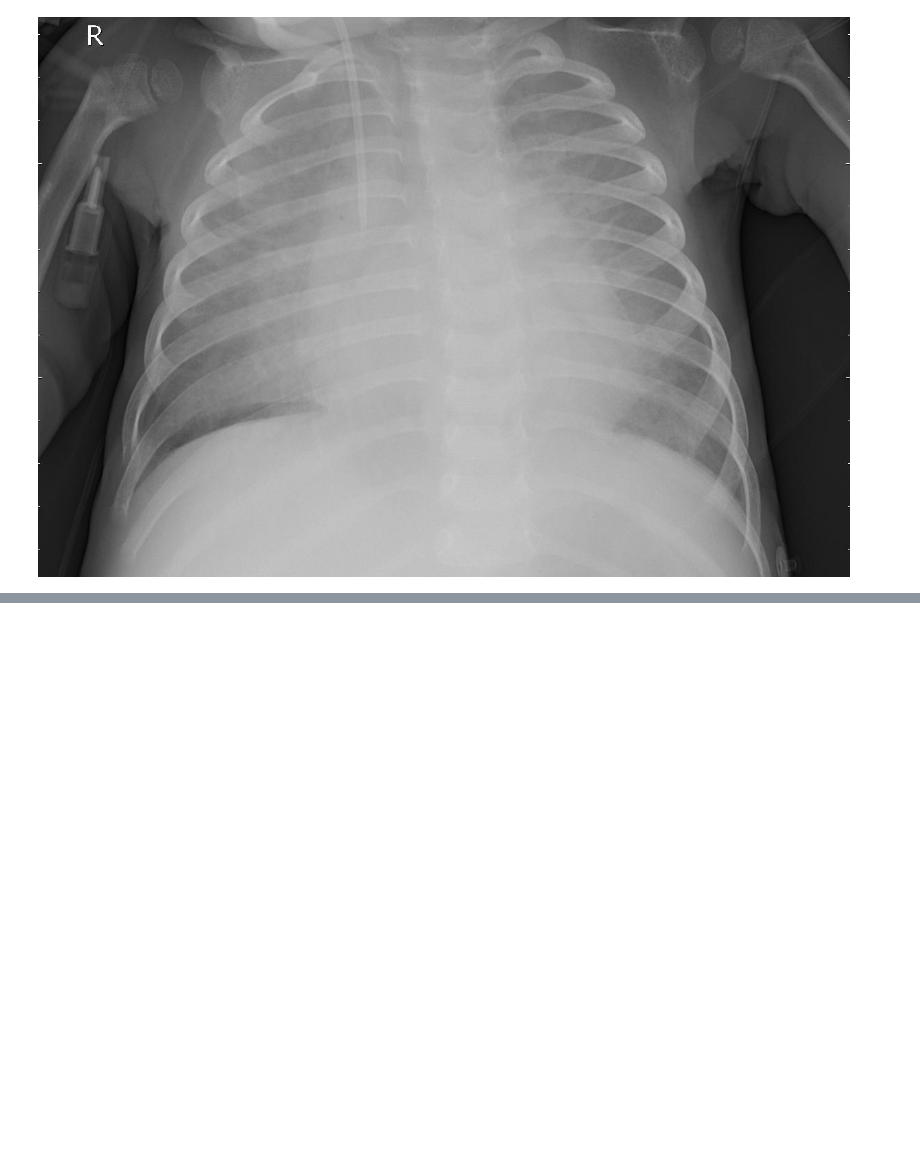
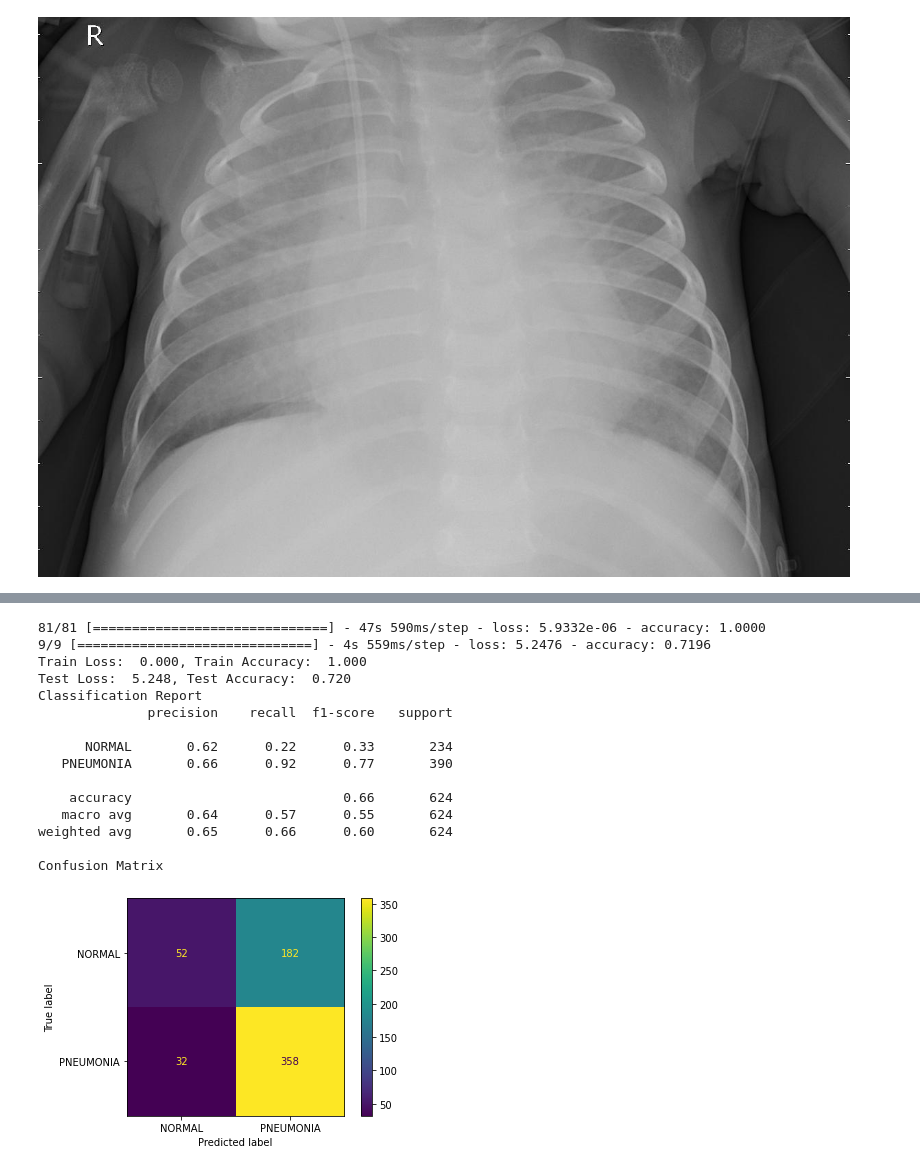
Before and after one commit to clreiner/Pneumonia_classification, a Jupyter notebook: Pneumonia_xrays.ipynb, the cells around one changed output, grey strips where cells are left out. Drawn from its saved outputs; the diff is of its cells as text; code cells hidden in the pictures; blank space fills up the shorter version.

Commit message:
Updated Models

```diff
--- a/Pneumonia_xrays.ipynb
+++ b/Pneumonia_xrays.ipynb
@@ -105,0 +332,26 @@ tf.test.gpu_device_name()
+# %%
+# Determine number of steps per epoch
+# With the directory iterator, the steps per epoch dictates how many images are used in the fitting
+# If it is left as "None", it will loop through the images over and over again
+
+num_train_img = 5216
+num_test_img = 624
+
+
+def steps_per_epoch(batch_size):
+    return num_train_img // batch_size+1
+
+def val_steps(batch_size):
+    return num_test_img // batch_size+1
+# %%
+# Use sklearn class_weight to determine class weights based on the number of images in each class
+
+weights = class_weight.compute_class_weight(
+               'balanced',
+                np.unique(train_set.classes),
+                train_set.classes)
+
+class_weights = dict(zip(np.unique(train_set.classes), weights))
+
+# Verify that weights are in proper format and seem correct
+print(class_weights)
@@ -105,0 +360,3 @@ tf.test.gpu_device_name()
+# %%
+model_2 = cnn_basic()
+model_2.summary()
@@ -105,0 +381,8 @@ tf.test.gpu_device_name()
+# %%
+results_2 = model_2.fit(train_set,
+                        steps_per_epoch=steps_per_epoch(batch_size),
+                        epochs=25,
+                        class_weight=class_weights,
+                        validation_data=test_set,
+                        validation_steps=val_steps(batch_size)
+                        )
@@ -105,0 +407,19 @@ tf.test.gpu_device_name()
+# %%
+evaluate(model_2, train_set, test_set)
+# %% [output]
+81/81 [==============================] - 47s 590ms/step - loss: 5.9332e-06 - accuracy: 1.0000
+9/9 [==============================] - 4s 559ms/step - loss: 5.2476 - accuracy: 0.7196
+Train Loss:  0.000, Train Accuracy:  1.000
+Test Loss:  5.248, Test Accuracy:  0.720
+Classification Report
+              precision    recall  f1-score   support
+
+      NORMAL       0.62      0.22      0.33       234
+   PNEUMONIA       0.66      0.92      0.77       390
+
+    accuracy                           0.66       624
+   macro avg       0.64      0.57      0.55       624
+weighted avg       0.65      0.66      0.60       624
+
+Confusion Matrix
+[figure, added]
```
Also changed, not shown: parts of 75 cells of this notebook.
